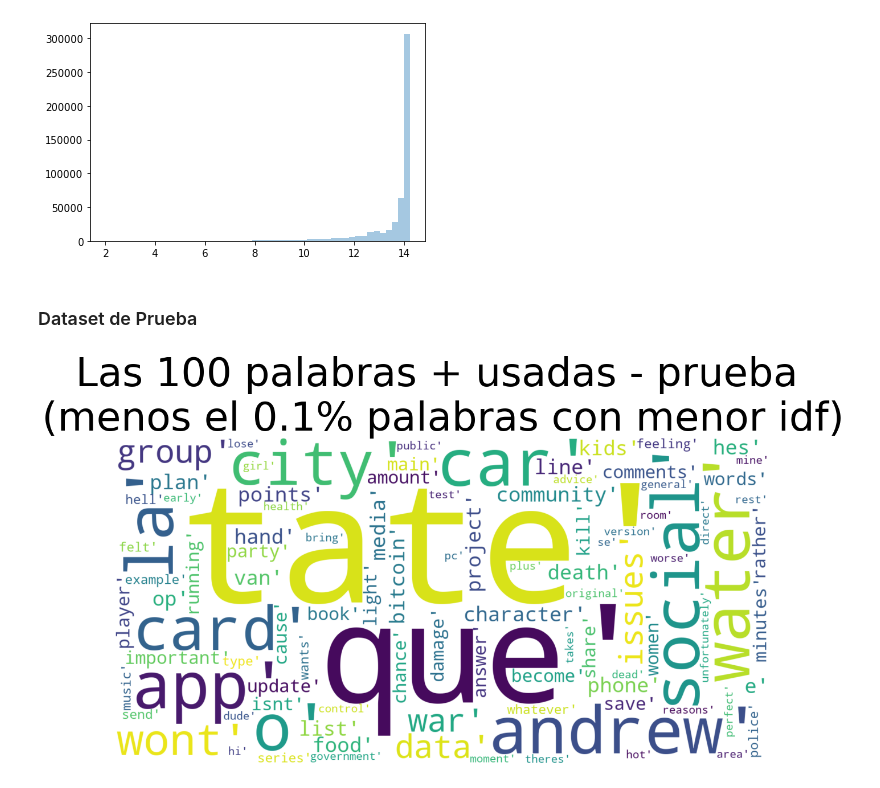
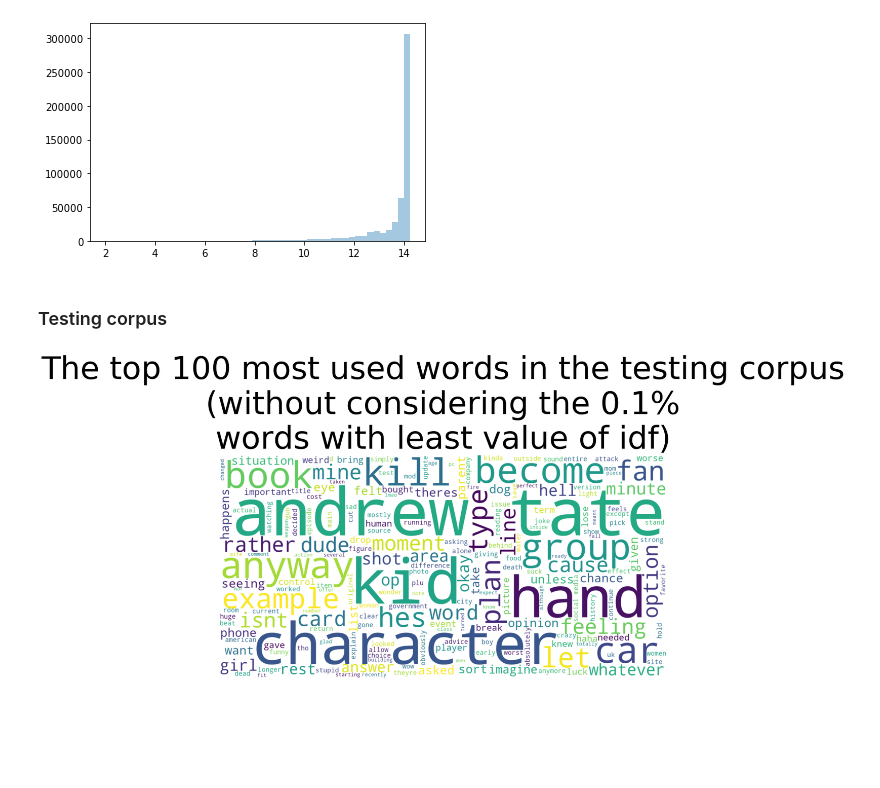
Before and after one commit to jmloyola/unsl_erisk_2022, a Jupyter notebook: notebooks/xml/gambling/01_exploratory_analysis_xml_gambling.ipynb, the cells around one changed output. Saved outputs shown, nothing was run; the diff lists cells and outputs as text; code cells hidden in the pictures; blank space fills up the shorter version.

```diff
--- a/notebooks/xml/gambling/01_exploratory_analysis_xml_gambling.ipynb
+++ b/notebooks/xml/gambling/01_exploratory_analysis_xml_gambling.ipynb
@@ -23,6 +24,7 @@ from src.features.build_features import get_corpus_id2word  # noqa: E402
 # edition of eRisk, thus we only have documents of the testing phase.
 CORPUS_KIND = "xml"
 CORPUS_NAME = "gambling"
+NUM_SUB_PROCESSES = int(2 * os.cpu_count() / 3)
 # %% [markdown]
 ## Generate a DataFrame for the testing corpus
 # %%
@@ -376,42 +384,39 @@ sns.distplot(vectorizer.idf_, kde=False);
 # %%
 min_percentile = 0.1
 min_idf_allowed = np.percentile(vectorizer.idf_, min_percentile)
-# %% [markdown]
-### Dataset de Prueba
 # %%
-users_posts = df_test.posts
-"""
-allwords = []
-for user_posts in users_posts:
-    for post in user_posts:
-        for word in post.split():
-            if word in vectorizer.vocabulary_:
-                current_idx = vectorizer.vocabulary_[word]
-                if vectorizer.idf_[current_idx] > min_idf_allowed:
-                    allwords.append(word)
-"""
-allwords = [
-    word
-    for user_posts in users_posts
-    for post in user_posts
-    for word in post.split()
-    if (word in vectorizer.vocabulary_)
-    and (vectorizer.idf_[vectorizer.vocabulary_[word]] > min_idf_allowed)
-]
+def get_words_in_vectorizer(posts_list):
+    return [
+        word
+        for post in posts_list
+        for word in post.split()
+        if (word in vectorizer.vocabulary_)
+        and (vectorizer.idf_[vectorizer.vocabulary_[word]] > min_idf_allowed)
+    ]
+# %% [markdown]
+### Testing corpus
+# %%
+users_posts = df_test.posts
+
+with Pool(processes=NUM_SUB_PROCESSES) as pool:
+    result_users_posts = pool.map(get_words_in_vectorizer, users_posts)
+result_users_posts = [" ".join(r) for r in result_users_posts]
+result_users_posts = " ".join(result_users_posts)
 # %%
-mostcommon = FreqDist(allwords).most_common(100)
 wordcloud = WordCloud(width=1600, height=800, background_color="white").generate(
-    str(mostcommon)
+    result_users_posts
 )
+
 fig = plt.figure(figsize=(30, 10), facecolor="white")
 plt.imshow(wordcloud, interpolation="bilinear")
 plt.axis("off")
 plt.title(
-    f"Las 100 palabras + usadas - prueba \n(menos el {min_percentile}% palabras con menor idf)",
+    "The top 100 most used words in the testing corpus\n(without considering the "
+    f"{min_percentile}%\nwords with least value of idf)",
     fontsize=70,
 )
 plt.tight_layout(pad=0)
 plt.show()
 # %% [output]
-[figure, old version]
+[figure, new version]
 # %%
```
Also changed, not shown: parts of 30 cells of this notebook.
